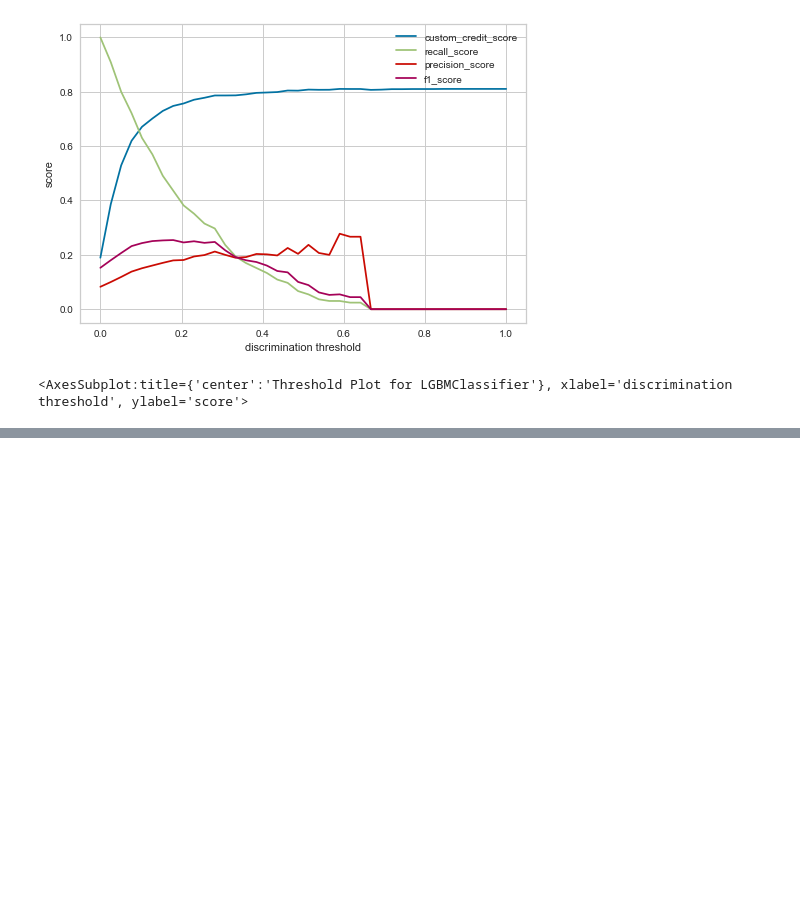
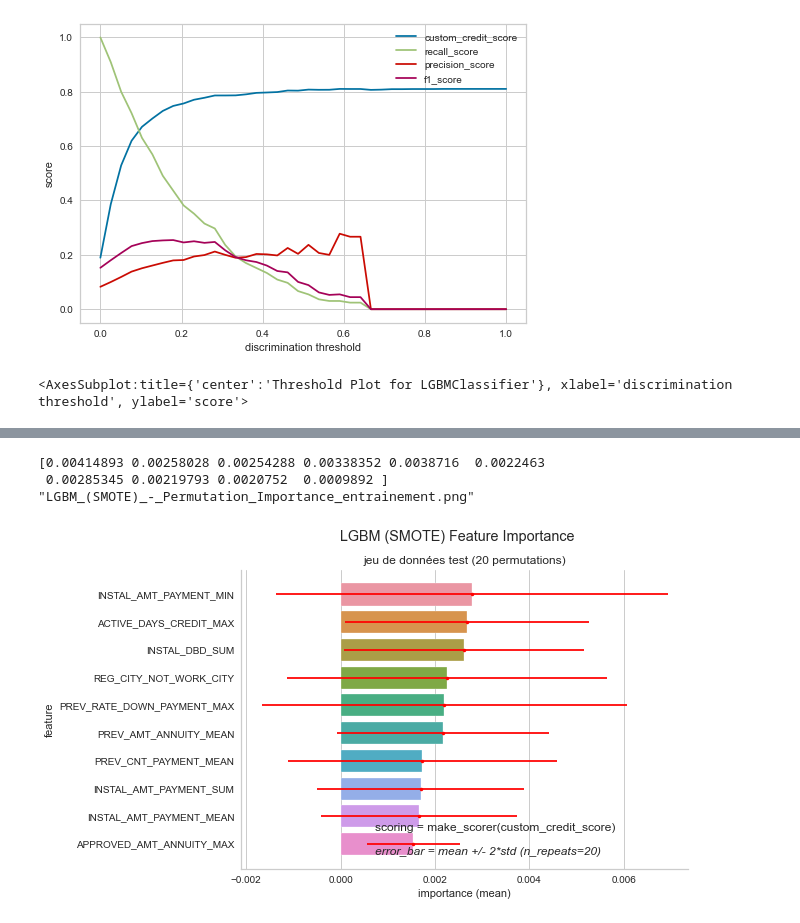
Before and after one commit to mrcreasey/oc-ds-p7-scoring-dashboard, a Jupyter notebook: code/P7_modelisation.ipynb, the cells around one changed output, grey strips where cells are left out. Cells and saved outputs as stored; diff of their text form; code cells hidden in the pictures; blank space fills up the shorter version.

```diff
--- a/code/P7_modelisation.ipynb
+++ b/code/P7_modelisation.ipynb
@@ -2445,0 +2573,7 @@ visualizer.show(ax=ax)
+# %%
+evaluate_permutation_importance(gs.best_estimator_, x_test_prep,y_test, model_name=model_name, scoring=bank_scorer)
+# %% [output]
+[0.00414893 0.00258028 0.00254288 0.00338352 0.0038716  0.0022463
+ 0.00285345 0.00219793 0.0020752  0.0009892 ]
+"LGBM_(SMOTE)_-_Permutation_Importance_entrainement.png"
+[figure, added]
```
Also changed, not shown: parts of 7 cells of this notebook.
